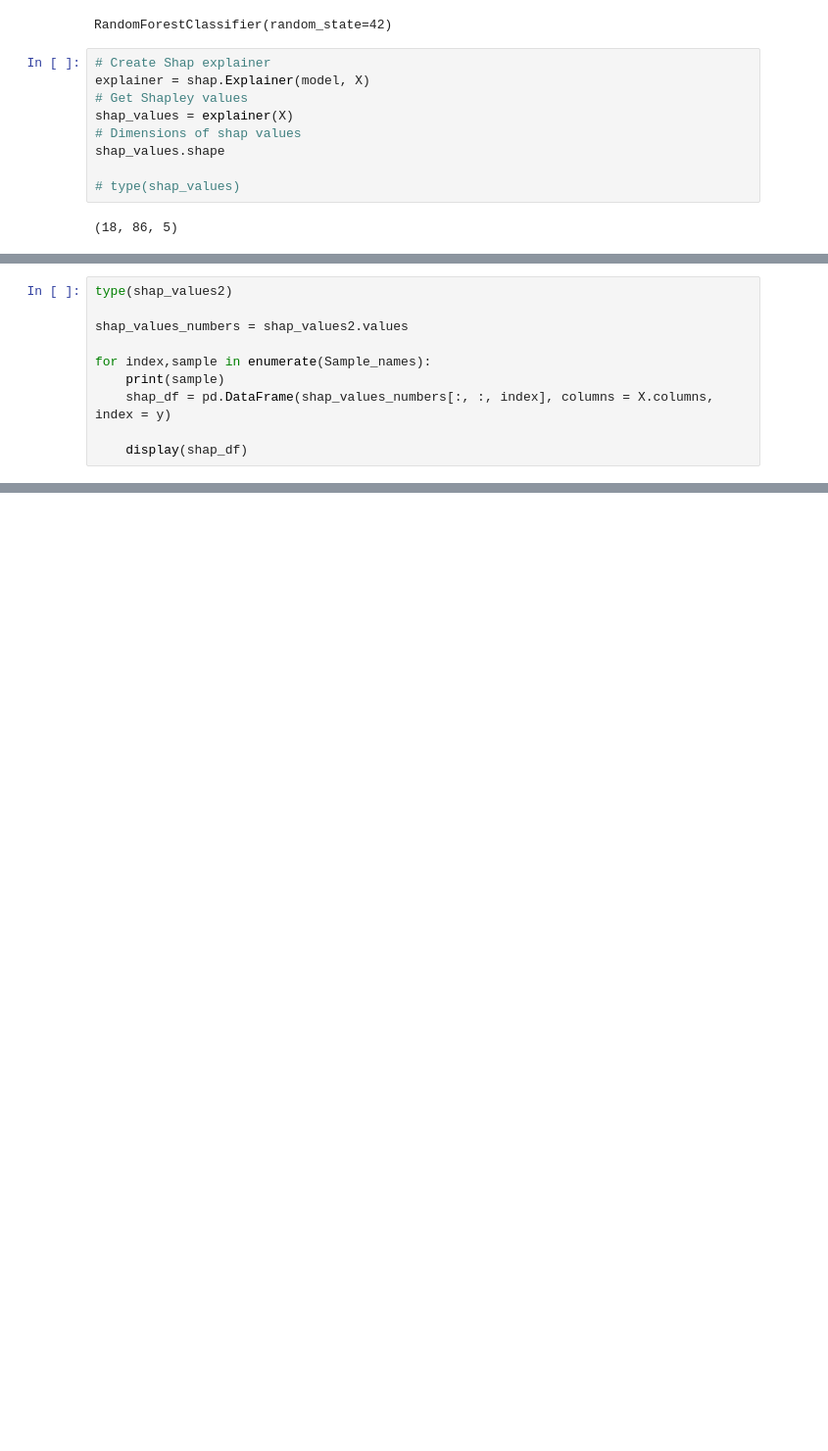
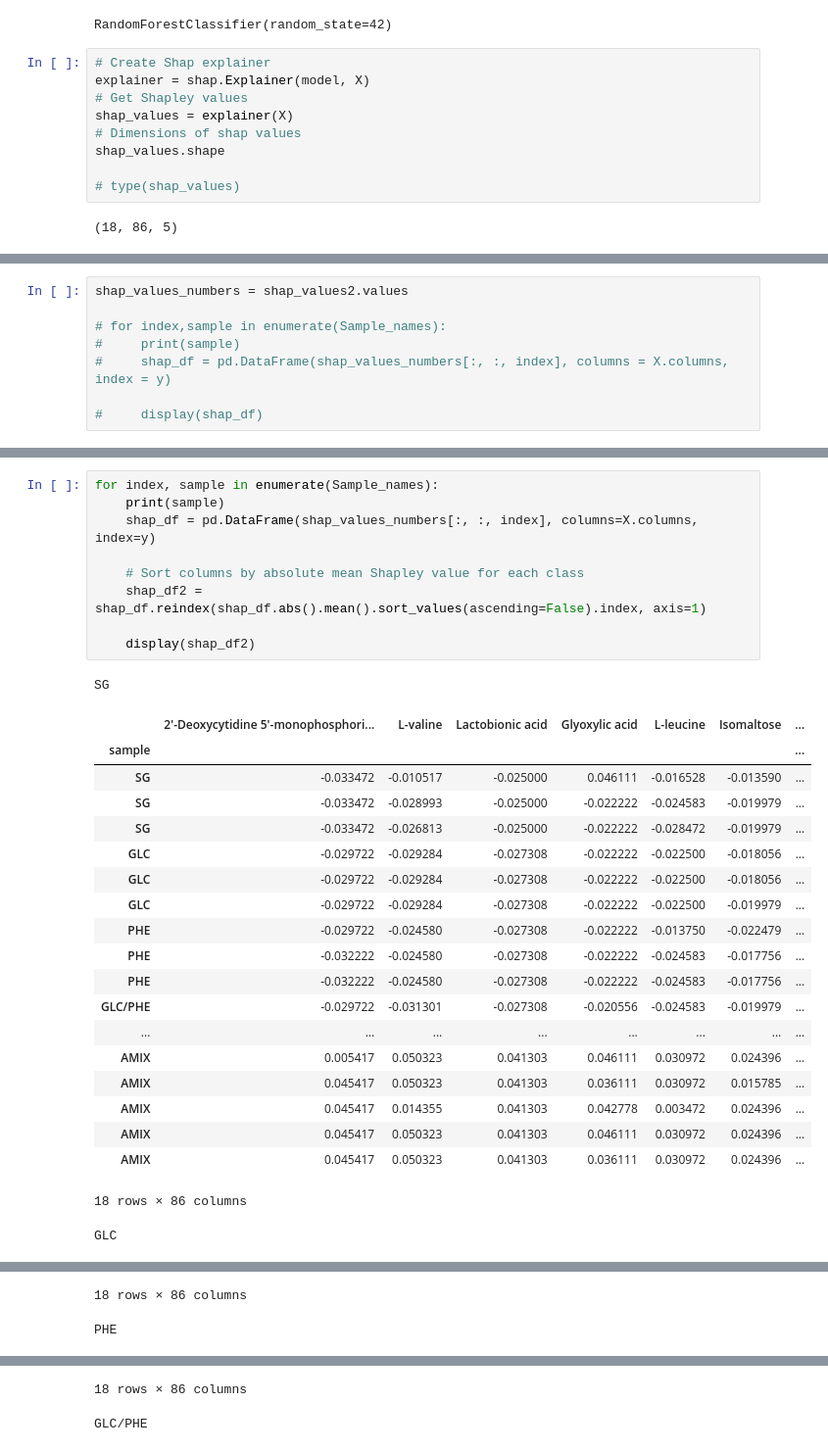
Before and after one commit to RhymerJ123/Rhodococcus-Shap, a Jupyter notebook: Shap_code.ipynb, the cells around one changed output, grey strips where cells are left out. Shown: that part at 98% size. Cells and saved outputs as stored; diff of their text form; blank space fills up the shorter version.

Commit message:
Reordered tables to reflect what features are most important

```diff
--- a/Shap_code.ipynb
+++ b/Shap_code.ipynb
@@ -108,10 +89,8 @@ AMIX
 # %%
-type(shap_values2)
-
 shap_values_numbers = shap_values2.values
 
-for index,sample in enumerate(Sample_names):
-    print(sample)
-    shap_df = pd.DataFrame(shap_values_numbers[:, :, index], columns = X.columns, index = y)
+# for index,sample in enumerate(Sample_names):
+#     print(sample)
+#     shap_df = pd.DataFrame(shap_values_numbers[:, :, index], columns = X.columns, index = y)
 
-    display(shap_df)
+#     display(shap_df)
@@ -199,0 +99,31 @@ GLC/PHE
+# %%
+for index, sample in enumerate(Sample_names):
+    print(sample)
+    shap_df = pd.DataFrame(shap_values_numbers[:, :, index], columns=X.columns, index=y)
+
+    # Sort columns by absolute mean Shapley value for each class
+    shap_df2 = shap_df.reindex(shap_df.abs().mean().sort_values(ascending=False).index, axis=1)
+
+    display(shap_df2)
+# %% [output]
+SG
+|  | 2'-Deoxycytidine 5'-monophosphori... | L-valine | Lactobionic acid | Glyoxylic acid | L-leucine | Isomaltose | ... |
+| sample |  |  |  |  |  |  | ... |
+| SG | -0.033472 | -0.010517 | -0.025000 | 0.046111 | -0.016528 | -0.013590 | ... |
+| SG | -0.033472 | -0.028993 | -0.025000 | -0.022222 | -0.024583 | -0.019979 | ... |
+| SG | -0.033472 | -0.026813 | -0.025000 | -0.022222 | -0.028472 | -0.019979 | ... |
+| GLC | -0.029722 | -0.029284 | -0.027308 | -0.022222 | -0.022500 | -0.018056 | ... |
+| GLC | -0.029722 | -0.029284 | -0.027308 | -0.022222 | -0.022500 | -0.018056 | ... |
+| GLC | -0.029722 | -0.029284 | -0.027308 | -0.022222 | -0.022500 | -0.019979 | ... |
+| PHE | -0.029722 | -0.024580 | -0.027308 | -0.022222 | -0.013750 | -0.022479 | ... |
+| PHE | -0.032222 | -0.024580 | -0.027308 | -0.022222 | -0.024583 | -0.017756 | ... |
+| PHE | -0.032222 | -0.024580 | -0.027308 | -0.022222 | -0.024583 | -0.017756 | ... |
+| GLC/PHE | -0.029722 | -0.031301 | -0.027308 | -0.020556 | -0.024583 | -0.019979 | ... |
+| ... | ... | ... | ... | ... | ... | ... | ... |
+| AMIX | 0.005417 | 0.050323 | 0.041303 | 0.046111 | 0.030972 | 0.024396 | ... |
+| AMIX | 0.045417 | 0.050323 | 0.041303 | 0.036111 | 0.030972 | 0.015785 | ... |
+| AMIX | 0.045417 | 0.014355 | 0.041303 | 0.042778 | 0.003472 | 0.024396 | ... |
+| AMIX | 0.045417 | 0.050323 | 0.041303 | 0.046111 | 0.030972 | 0.024396 | ... |
+| AMIX | 0.045417 | 0.050323 | 0.041303 | 0.036111 | 0.030972 | 0.024396 | ... |
+18 rows × 86 columns
+GLC
@@ -199,0 +148,2 @@ GLC/PHE
+18 rows × 86 columns
+PHE
@@ -199,0 +168,2 @@ GLC/PHE
+18 rows × 86 columns
+GLC/PHE
```
Also changed, not shown: parts of 5 cells of this notebook.
